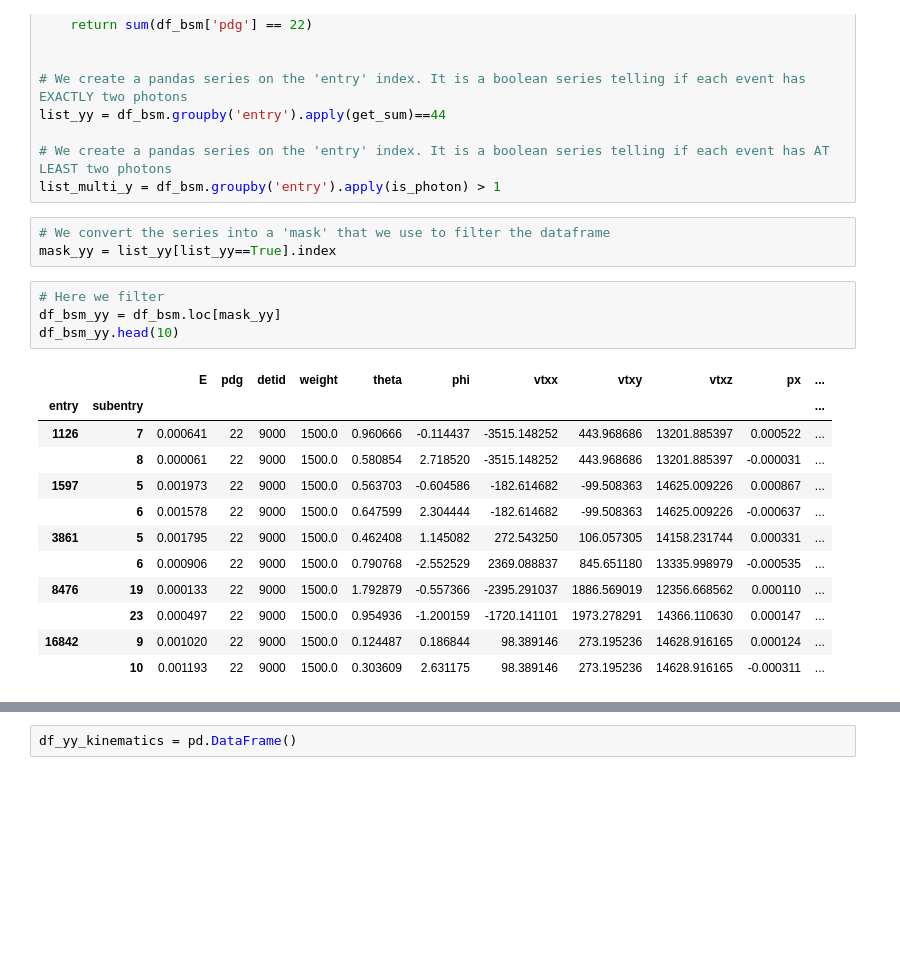
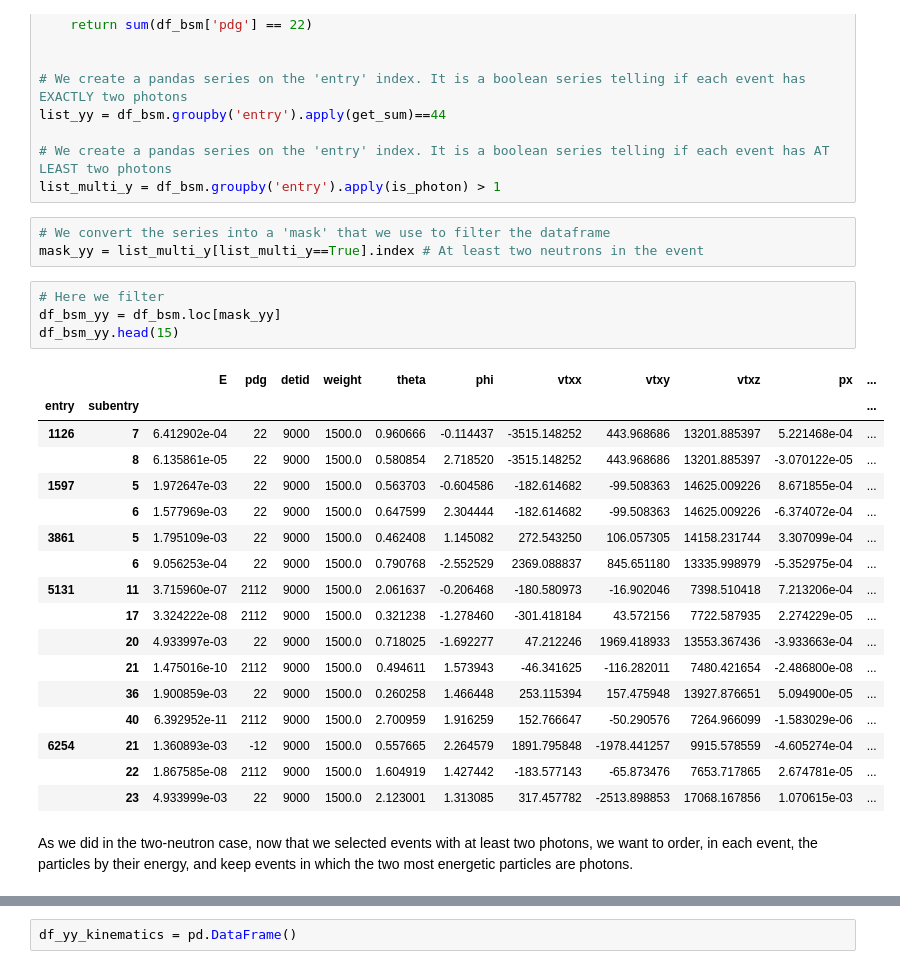
Before and after one commit to NTrevisani/LUXE-NPOD, a Jupyter notebook: Test1.ipynb, the cells around one changed output, grey strips where cells are left out. Saved outputs shown, nothing was run; the diff lists cells and outputs as text; blank space fills up the shorter version.

```diff
--- a/Test1.ipynb
+++ b/Test1.ipynb
@@ -480,21 +480,28 @@ list_yy = df_bsm.groupby('entry').apply(get_sum)==44
 list_multi_y = df_bsm.groupby('entry').apply(is_photon) > 1
 # %%
 # We convert the series into a 'mask' that we use to filter the dataframe
-mask_yy = list_yy[list_yy==True].index
+mask_yy = list_multi_y[list_multi_y==True].index # At least two neutrons in the event
 # %%
 # Here we filter
 df_bsm_yy = df_bsm.loc[mask_yy]
-df_bsm_yy.head(10)
+df_bsm_yy.head(15)
 # %% [output]
 |  |  | E | pdg | detid | weight | theta | phi | vtxx | vtxy | vtxz | px | ... |
 | entry | subentry |  |  |  |  |  |  |  |  |  |  | ... |
-| 1126 | 7 | 0.000641 | 22 | 9000 | 1500.0 | 0.960666 | -0.114437 | -3515.148252 | 443.968686 | 13201.885397 | 0.000522 | ... |
-|  | 8 | 0.000061 | 22 | 9000 | 1500.0 | 0.580854 | 2.718520 | -3515.148252 | 443.968686 | 13201.885397 | -0.000031 | ... |
-| 1597 | 5 | 0.001973 | 22 | 9000 | 1500.0 | 0.563703 | -0.604586 | -182.614682 | -99.508363 | 14625.009226 | 0.000867 | ... |
-|  | 6 | 0.001578 | 22 | 9000 | 1500.0 | 0.647599 | 2.304444 | -182.614682 | -99.508363 | 14625.009226 | -0.000637 | ... |
-| 3861 | 5 | 0.001795 | 22 | 9000 | 1500.0 | 0.462408 | 1.145082 | 272.543250 | 106.057305 | 14158.231744 | 0.000331 | ... |
-|  | 6 | 0.000906 | 22 | 9000 | 1500.0 | 0.790768 | -2.552529 | 2369.088837 | 845.651180 | 13335.998979 | -0.000535 | ... |
-| 8476 | 19 | 0.000133 | 22 | 9000 | 1500.0 | 1.792879 | -0.557366 | -2395.291037 | 1886.569019 | 12356.668562 | 0.000110 | ... |
-|  | 23 | 0.000497 | 22 | 9000 | 1500.0 | 0.954936 | -1.200159 | -1720.141101 | 1973.278291 | 14366.110630 | 0.000147 | ... |
-| 16842 | 9 | 0.001020 | 22 | 9000 | 1500.0 | 0.124487 | 0.186844 | 98.389146 | 273.195236 | 14628.916165 | 0.000124 | ... |
-|  | 10 | 0.001193 | 22 | 9000 | 1500.0 | 0.303609 | 2.631175 | 98.389146 | 273.195236 | 14628.916165 | -0.000311 | ... |
+| 1126 | 7 | 6.412902e-04 | 22 | 9000 | 1500.0 | 0.960666 | -0.114437 | -3515.148252 | 443.968686 | 13201.885397 | 5.221468e-04 | ... |
+|  | 8 | 6.135861e-05 | 22 | 9000 | 1500.0 | 0.580854 | 2.718520 | -3515.148252 | 443.968686 | 13201.885397 | -3.070122e-05 | ... |
+| 1597 | 5 | 1.972647e-03 | 22 | 9000 | 1500.0 | 0.563703 | -0.604586 | -182.614682 | -99.508363 | 14625.009226 | 8.671855e-04 | ... |
+|  | 6 | 1.577969e-03 | 22 | 9000 | 1500.0 | 0.647599 | 2.304444 | -182.614682 | -99.508363 | 14625.009226 | -6.374072e-04 | ... |
+| 3861 | 5 | 1.795109e-03 | 22 | 9000 | 1500.0 | 0.462408 | 1.145082 | 272.543250 | 106.057305 | 14158.231744 | 3.307099e-04 | ... |
+|  | 6 | 9.056253e-04 | 22 | 9000 | 1500.0 | 0.790768 | -2.552529 | 2369.088837 | 845.651180 | 13335.998979 | -5.352975e-04 | ... |
+| 5131 | 11 | 3.715960e-07 | 2112 | 9000 | 1500.0 | 2.061637 | -0.206468 | -180.580973 | -16.902046 | 7398.510418 | 7.213206e-04 | ... |
+|  | 17 | 3.324222e-08 | 2112 | 9000 | 1500.0 | 0.321238 | -1.278460 | -301.418184 | 43.572156 | 7722.587935 | 2.274229e-05 | ... |
+|  | 20 | 4.933997e-03 | 22 | 9000 | 1500.0 | 0.718025 | -1.692277 | 47.212246 | 1969.418933 | 13553.367436 | -3.933663e-04 | ... |
+|  | 21 | 1.475016e-10 | 2112 | 9000 | 1500.0 | 0.494611 | 1.573943 | -46.341625 | -116.282011 | 7480.421654 | -2.486800e-08 | ... |
+|  | 36 | 1.900859e-03 | 22 | 9000 | 1500.0 | 0.260258 | 1.466448 | 253.115394 | 157.475948 | 13927.876651 | 5.094900e-05 | ... |
+|  | 40 | 6.392952e-11 | 2112 | 9000 | 1500.0 | 2.700959 | 1.916259 | 152.766647 | -50.290576 | 7264.966099 | -1.583029e-06 | ... |
+| 6254 | 21 | 1.360893e-03 | -12 | 9000 | 1500.0 | 0.557665 | 2.264579 | 1891.795848 | -1978.441257 | 9915.578559 | -4.605274e-04 | ... |
+|  | 22 | 1.867585e-08 | 2112 | 9000 | 1500.0 | 1.604919 | 1.427442 | -183.577143 | -65.873476 | 7653.717865 | 2.674781e-05 | ... |
+|  | 23 | 4.933999e-03 | 22 | 9000 | 1500.0 | 2.123001 | 1.313085 | 317.457782 | -2513.898853 | 17068.167856 | 1.070615e-03 | ... |
+# %% [markdown]
+As we did in the two-neutron case, now that we selected events with at least two photons, we want to order, in each event, the particles by their energy, and keep events in which the two most energetic particles are photons.
```
Also changed, not shown: parts of 18 cells of this notebook.
